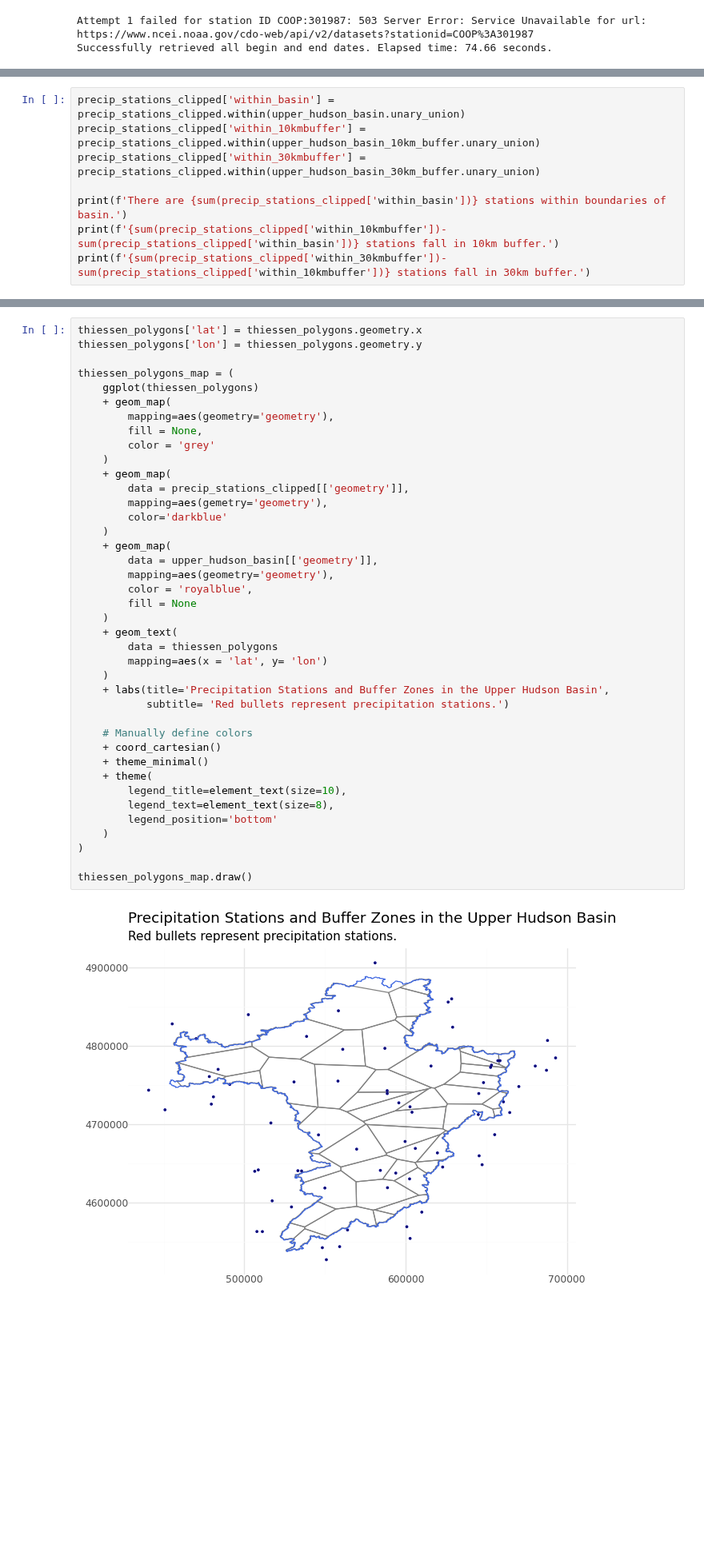
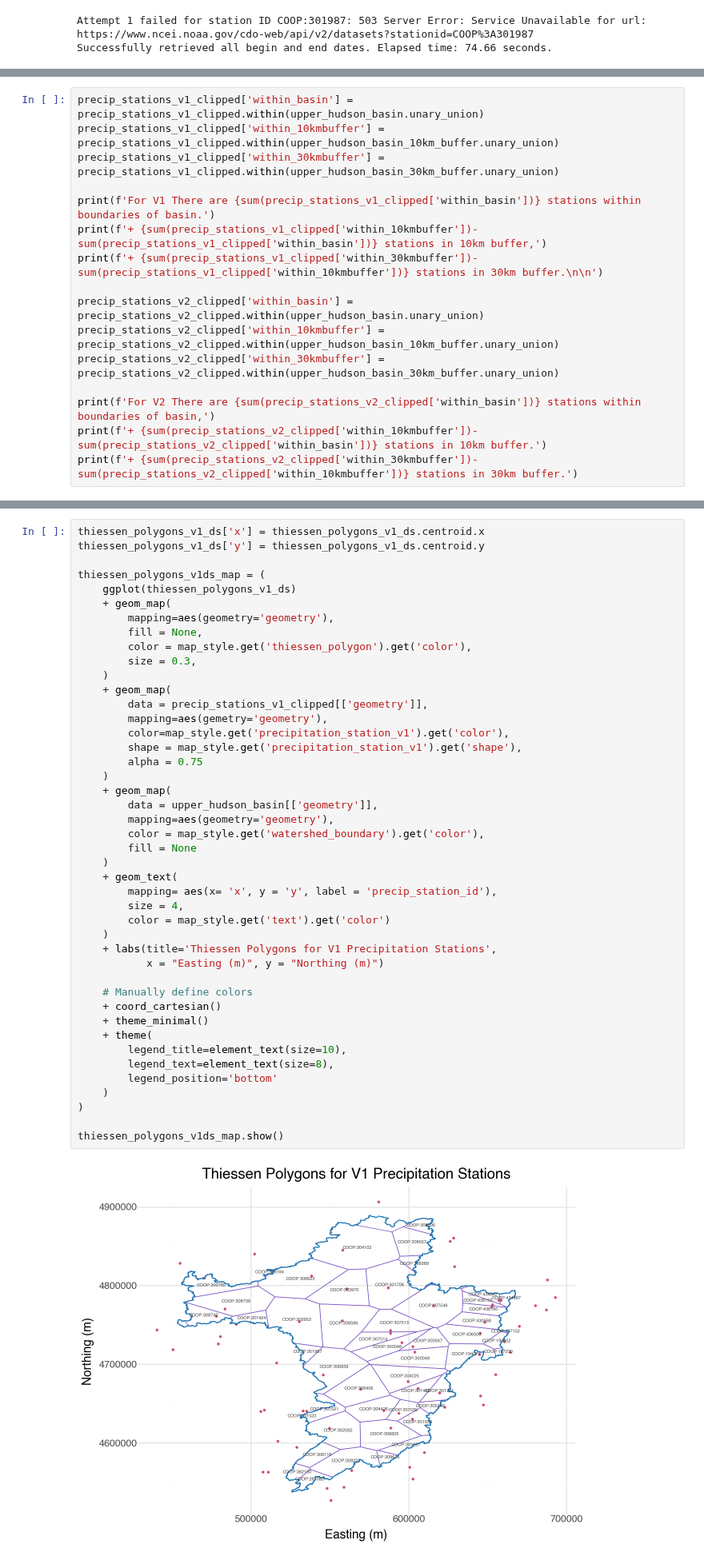
Before and after one commit to vpalvesalan/Unit-Hydrograph-Model, a Jupyter notebook: notebooks/preprocessing/data_prepocessing.ipynb, the cells around one changed output, grey strips where cells are left out. Shown at 80% size. Saved outputs shown, nothing was run; the diff lists cells and outputs as text; blank space fills up the shorter version.

Commit message:
Add map styles; add v2 thiessen polygons

```diff
--- a/notebooks/preprocessing/data_prepocessing.ipynb
+++ b/notebooks/preprocessing/data_prepocessing.ipynb
@@ -456,9 +514,17 @@ Depending on the number of sations that fall outside the uppder hudson basin but
 # %%
-precip_stations_clipped['within_basin'] = precip_stations_clipped.within(upper_hudson_basin.unary_union)
-precip_stations_clipped['within_10kmbuffer'] = precip_stations_clipped.within(upper_hudson_basin_10km_buffer.unary_union)
-precip_stations_clipped['within_30kmbuffer'] = precip_stations_clipped.within(upper_hudson_basin_30km_buffer.unary_union)
+precip_stations_v1_clipped['within_basin'] = precip_stations_v1_clipped.within(upper_hudson_basin.unary_union)
+precip_stations_v1_clipped['within_10kmbuffer'] = precip_stations_v1_clipped.within(upper_hudson_basin_10km_buffer.unary_union)
+precip_stations_v1_clipped['within_30kmbuffer'] = precip_stations_v1_clipped.within(upper_hudson_basin_30km_buffer.unary_union)
 
-print(f'There are {sum(precip_stations_clipped['within_basin'])} stations within boundaries of basin.')
-print(f'{sum(precip_stations_clipped['within_10kmbuffer'])- sum(precip_stations_clipped['within_basin'])} stations fall in 10km buffer.')
-print(f'{sum(precip_stations_clipped['within_30kmbuffer'])- sum(precip_stations_clipped['within_10kmbuffer'])} stations fall in 30km buffer.')
+print(f'For V1 There are {sum(precip_stations_v1_clipped['within_basin'])} stations within boundaries of basin.')
+print(f'+ {sum(precip_stations_v1_clipped['within_10kmbuffer'])- sum(precip_stations_v1_clipped['within_basin'])} stations in 10km buffer,')
+print(f'+ {sum(precip_stations_v1_clipped['within_30kmbuffer'])- sum(precip_stations_v1_clipped['within_10kmbuffer'])} stations in 30km buffer.\n\n')
+
+precip_stations_v2_clipped['within_basin'] = precip_stations_v2_clipped.within(upper_hudson_basin.unary_union)
+precip_stations_v2_clipped['within_10kmbuffer'] = precip_stations_v2_clipped.within(upper_hudson_basin_10km_buffer.unary_union)
+precip_stations_v2_clipped['within_30kmbuffer'] = precip_stations_v2_clipped.within(upper_hudson_basin_30km_buffer.unary_union)
+
+print(f'For V2 There are {sum(precip_stations_v2_clipped['within_basin'])} stations within boundaries of basin,')
+print(f'+ {sum(precip_stations_v2_clipped['within_10kmbuffer'])- sum(precip_stations_v2_clipped['within_basin'])} stations in 10km buffer.')
+print(f'+ {sum(precip_stations_v2_clipped['within_30kmbuffer'])- sum(precip_stations_v2_clipped['within_10kmbuffer'])} stations in 30km buffer.')
 # %% [output]
@@ -480,42 +582,46 @@ thiessen_polygons = derive_thiessen_polygons(gdf_points=precip_stations_clipped,
 # %%
-thiessen_polygons['lat'] = thiessen_polygons.geometry.x
-thiessen_polygons['lon'] = thiessen_polygons.geometry.y
+thiessen_polygons_v1_ds['x'] = thiessen_polygons_v1_ds.centroid.x
+thiessen_polygons_v1_ds['y'] = thiessen_polygons_v1_ds.centroid.y
 
-thiessen_polygons_map = (
-    ggplot(thiessen_polygons)
+thiessen_polygons_v1ds_map = (
+    ggplot(thiessen_polygons_v1_ds)
     + geom_map(
         mapping=aes(geometry='geometry'),
         fill = None,
-        color = 'grey'
+        color = map_style.get('thiessen_polygon').get('color'),
+        size = 0.3,
     )
     + geom_map(
-        data = precip_stations_clipped[['geometry']],
+        data = precip_stations_v1_clipped[['geometry']],
         mapping=aes(gemetry='geometry'),
-        color='darkblue'
+        color=map_style.get('precipitation_station_v1').get('color'),
+        shape = map_style.get('precipitation_station_v1').get('shape'),
+        alpha = 0.75
     )
     + geom_map(
         data = upper_hudson_basin[['geometry']],
         mapping=aes(geometry='geometry'),
-        color = 'royalblue',
+        color = map_style.get('watershed_boundary').get('color'),
         fill = None
     )
     + geom_text(
-        data = thiessen_polygons
-        mapping=aes(x = 'lat', y= 'lon')
+        mapping= aes(x= 'x', y = 'y', label = 'precip_station_id'),
+        size = 4,
+        color = map_style.get('text').get('color')
     )
-    + labs(title='Precipitation Stations and Buffer Zones in the Upper Hudson Basin',
-           subtitle= 'Red bullets represent precipitation stations.')
+    + labs(title='Thiessen Polygons for V1 Precipitation Stations',
+           x = "Easting (m)", y = "Northing (m)")
 
     # Manually define colors
     + coord_cartesian()
     + theme_minimal()
     + theme(
         legend_title=element_text(size=10),
         legend_text=element_text(size=8),
         legend_position='bottom'
     )
 )
 
-thiessen_polygons_map.draw()
+thiessen_polygons_v1ds_map.show()
 # %% [output]
-[figure, old version]
+[figure, new version]
```
Also changed, not shown: parts of 28 cells of this notebook, 6 other files.
